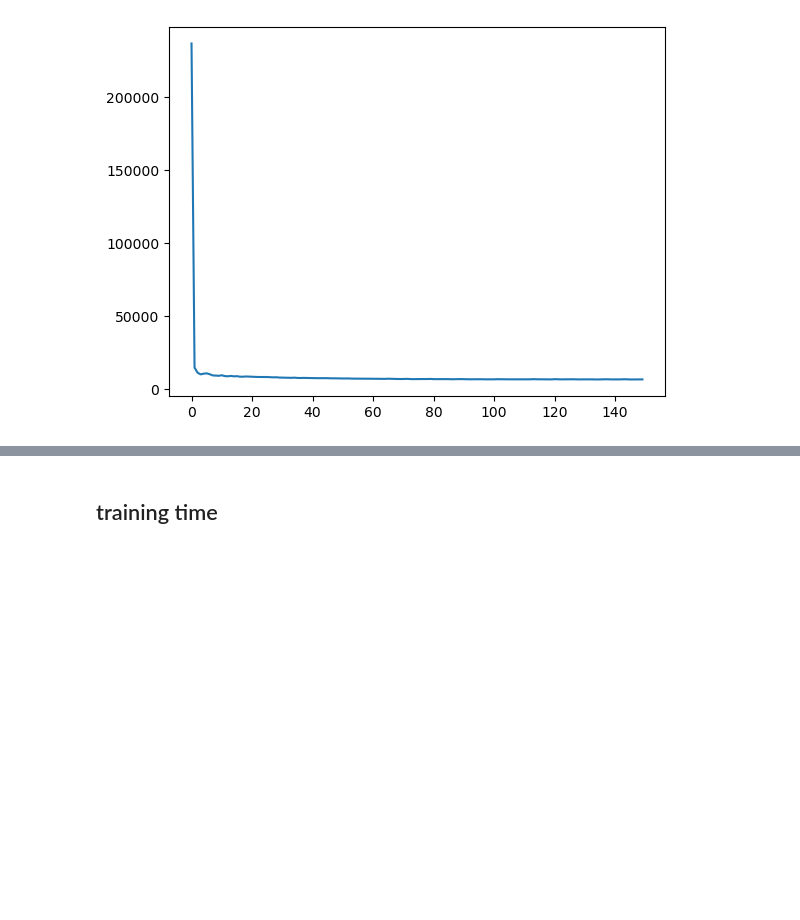
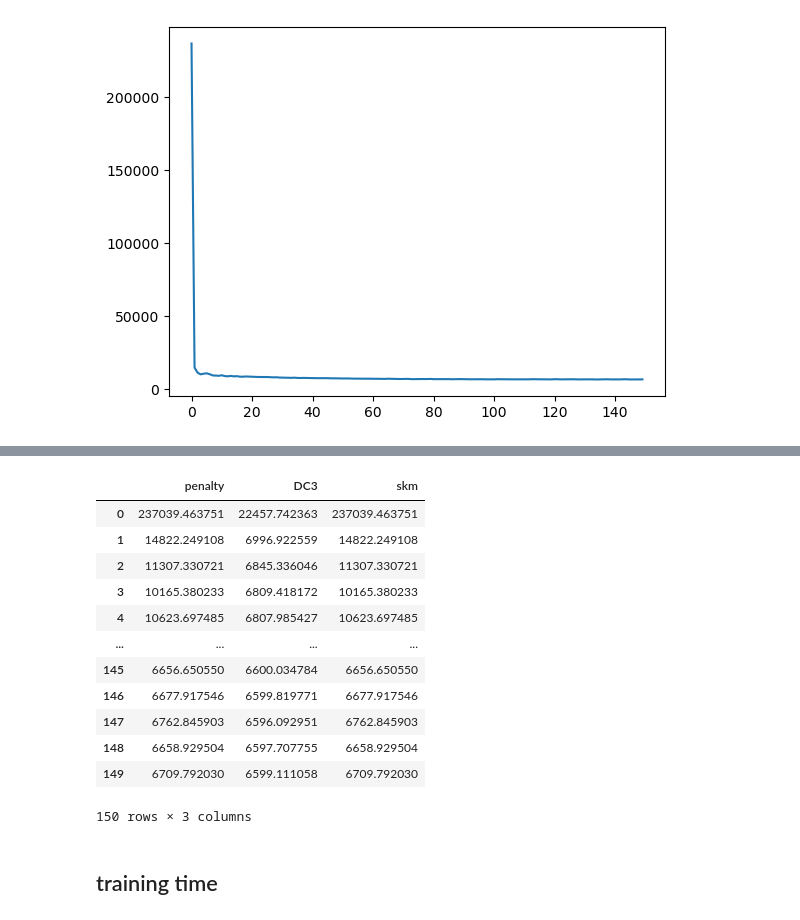
Before and after one commit to a874h/FSNet, a Jupyter notebook: results/get_results_AH.ipynb, the cells around one changed output, grey strips where cells are left out. Saved outputs shown, nothing was run; the diff lists cells and outputs as text; code cells hidden in the pictures; blank space fills up the shorter version.

```diff
--- a/results/get_results_AH.ipynb
+++ b/results/get_results_AH.ipynb
@@ -90,3 +129,19 @@ df.loss.plot()
+# %%
+df_all
+# %% [output]
+|  | penalty | DC3 | skm |
+| 0 | 237039.463751 | 22457.742363 | 237039.463751 |
+| 1 | 14822.249108 | 6996.922559 | 14822.249108 |
+| 2 | 11307.330721 | 6845.336046 | 11307.330721 |
+| 3 | 10165.380233 | 6809.418172 | 10165.380233 |
+| 4 | 10623.697485 | 6807.985427 | 10623.697485 |
+| ... | ... | ... | ... |
+| 145 | 6656.650550 | 6600.034784 | 6656.650550 |
+| 146 | 6677.917546 | 6599.819771 | 6677.917546 |
+| 147 | 6762.845903 | 6596.092951 | 6762.845903 |
+| 148 | 6658.929504 | 6597.707755 | 6658.929504 |
+| 149 | 6709.792030 | 6599.111058 | 6709.792030 |
+150 rows × 3 columns
 # %% [markdown]
 training time
 -------------
```
Also changed, not shown: parts of 2 cells of this notebook.
